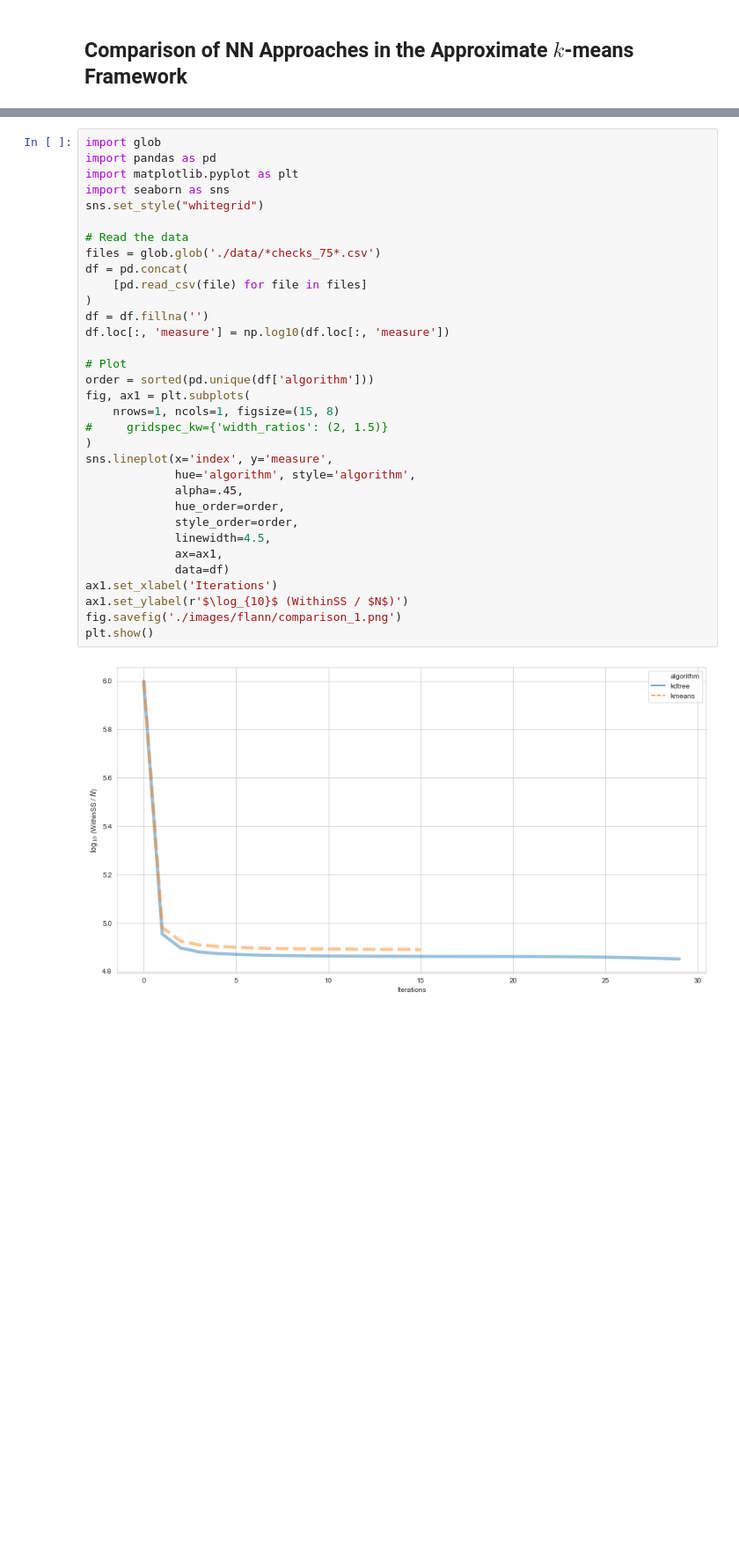
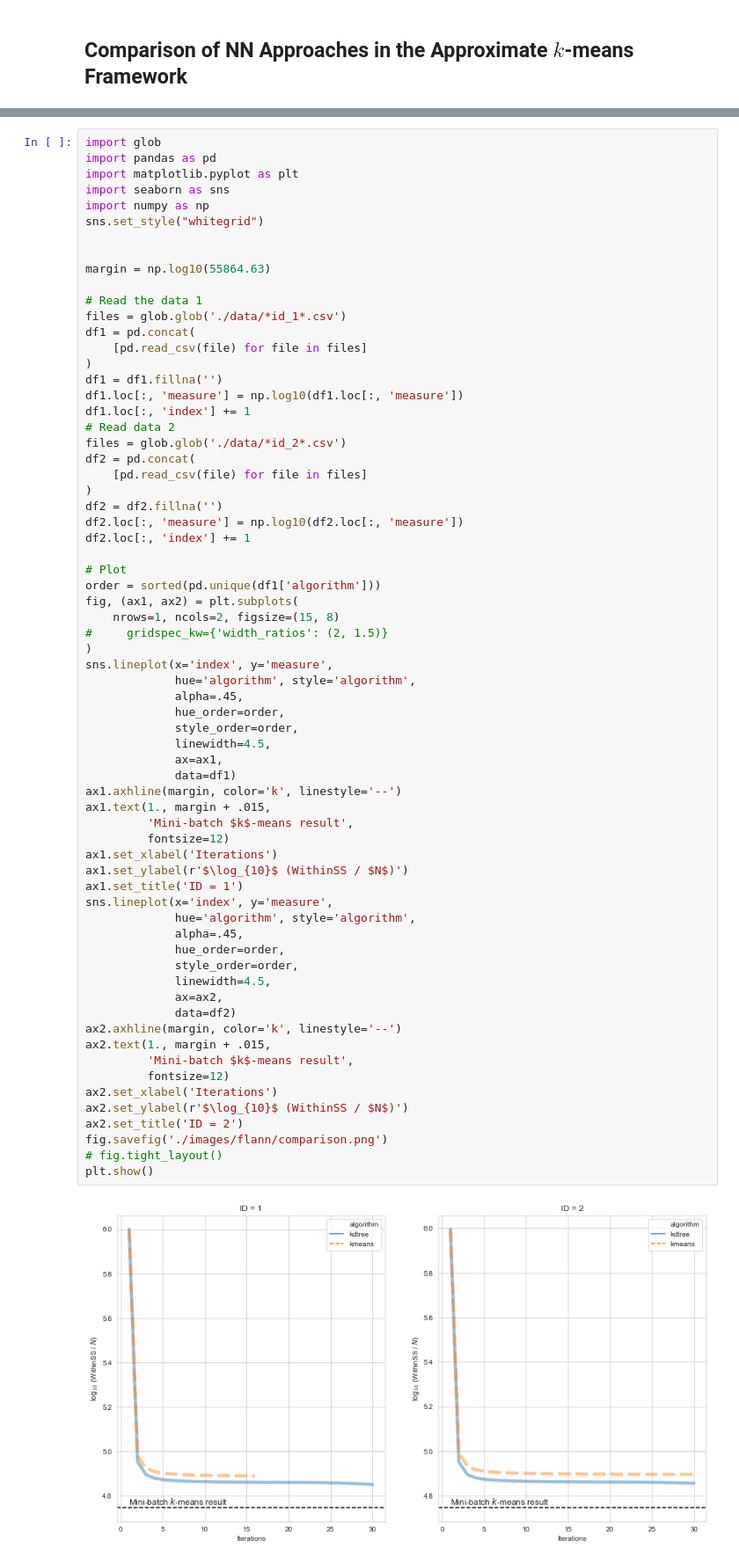
Before and after one commit to salisaresama/computer-vision, a Jupyter notebook: flann.ipynb, the cells around one changed output, grey strips where cells are left out. Shown: that part at 88% size. Drawn from its saved outputs; the diff is of its cells as text; blank space fills up the shorter version.

```diff
--- a/flann.ipynb
+++ b/flann.ipynb
@@ -190,35 +167,69 @@ An interesting observation is that during iterations $5$ and $10$ the evaluation
 # %%
 import glob
 import pandas as pd
 import matplotlib.pyplot as plt
 import seaborn as sns
+import numpy as np
 sns.set_style("whitegrid")
 
-# Read the data
-files = glob.glob('./data/*checks_75*.csv')
-df = pd.concat(
+
+margin = np.log10(55864.63)
+
+# Read the data 1
+files = glob.glob('./data/*id_1*.csv')
+df1 = pd.concat(
     [pd.read_csv(file) for file in files]
 )
-df = df.fillna('')
-df.loc[:, 'measure'] = np.log10(df.loc[:, 'measure'])
+df1 = df1.fillna('')
+df1.loc[:, 'measure'] = np.log10(df1.loc[:, 'measure'])
+df1.loc[:, 'index'] += 1
+# Read data 2
+files = glob.glob('./data/*id_2*.csv')
+df2 = pd.concat(
+    [pd.read_csv(file) for file in files]
+)
+df2 = df2.fillna('')
+df2.loc[:, 'measure'] = np.log10(df2.loc[:, 'measure'])
+df2.loc[:, 'index'] += 1
 
 # Plot
-order = sorted(pd.unique(df['algorithm']))
-fig, ax1 = plt.subplots(
-    nrows=1, ncols=1, figsize=(15, 8)
+order = sorted(pd.unique(df1['algorithm']))
+fig, (ax1, ax2) = plt.subplots(
+    nrows=1, ncols=2, figsize=(15, 8)
 #     gridspec_kw={'width_ratios': (2, 1.5)}
 )
 sns.lineplot(x='index', y='measure',
              hue='algorithm', style='algorithm',
              alpha=.45,
              hue_order=order,
              style_order=order,
              linewidth=4.5,
              ax=ax1,
-             data=df)
+             data=df1)
+ax1.axhline(margin, color='k', linestyle='--')
+ax1.text(1., margin + .015,
+         'Mini-batch $k$-means result',
+         fontsize=12)
 ax1.set_xlabel('Iterations')
 ax1.set_ylabel(r'$\log_{10}$ (WithinSS / $N$)')
-fig.savefig('./images/flann/comparison_1.png')
+ax1.set_title('ID = 1')
+sns.lineplot(x='index', y='measure',
+             hue='algorithm', style='algorithm',
+             alpha=.45,
+             hue_order=order,
+             style_order=order,
+             linewidth=4.5,
+             ax=ax2,
+             data=df2)
+ax2.axhline(margin, color='k', linestyle='--')
+ax2.text(1., margin + .015,
+         'Mini-batch $k$-means result',
+         fontsize=12)
+ax2.set_xlabel('Iterations')
+ax2.set_ylabel(r'$\log_{10}$ (WithinSS / $N$)')
+ax2.set_title('ID = 2')
+fig.savefig('./images/flann/comparison.png')
+# fig.tight_layout()
 plt.show()
 # %% [output]
-[figure, old version]
+[figure, new version]
```
Also changed, not shown: parts of 5 cells of this notebook, 3 other files.
